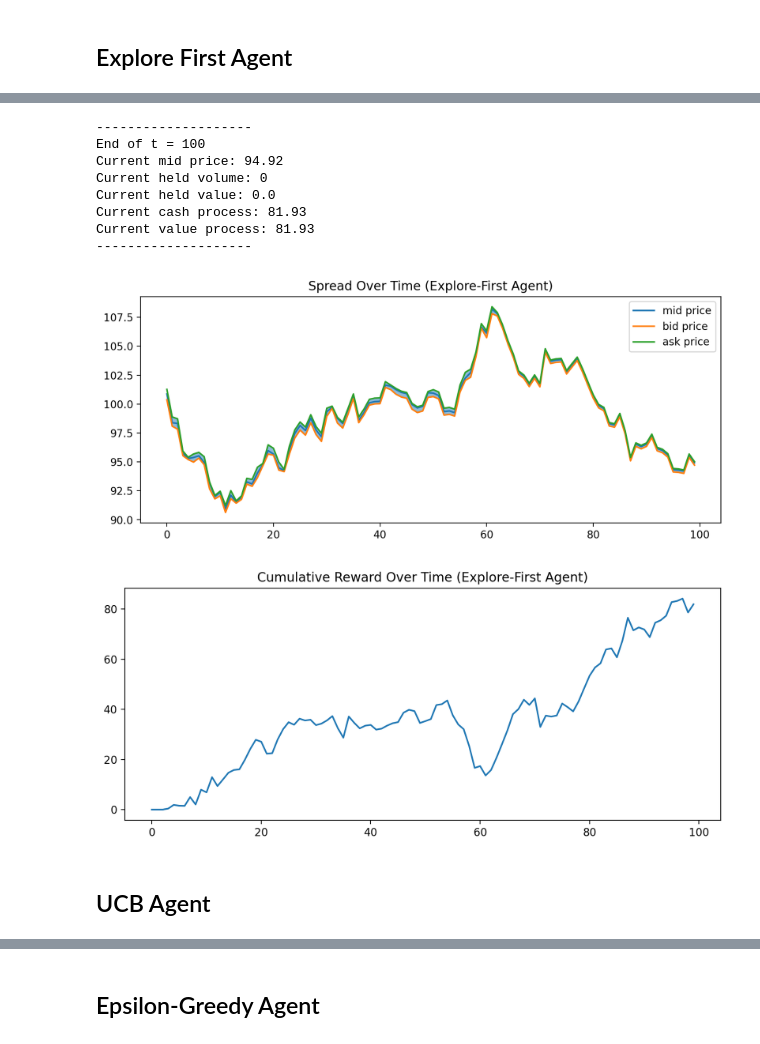
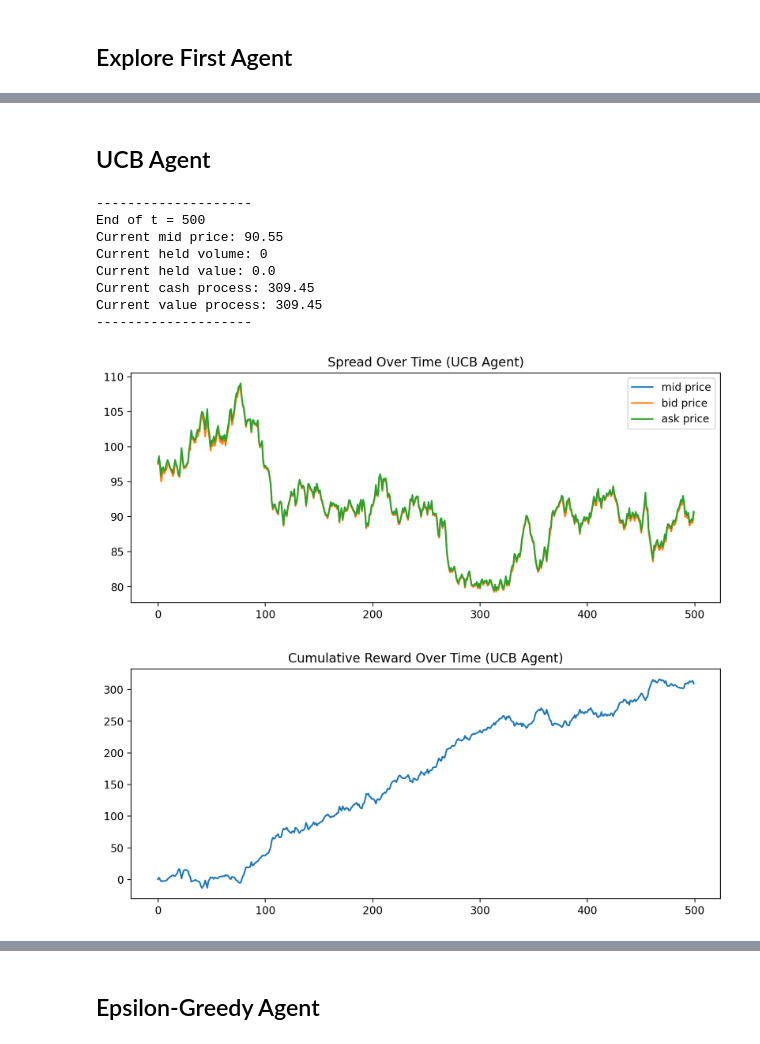
Before and after one commit to jaupimegi23/optimalMM, a Jupyter notebook: main.ipynb, the cells around one changed output, grey strips where cells are left out. Saved outputs shown, nothing was run; the diff lists cells and outputs as text; code cells hidden in the pictures.

```diff
--- a/main.ipynb
+++ b/main.ipynb
@@ -192,18 +68,2 @@ OSError: Cannot save file into a non-existent directory: 'output'
-# %%
-env.render()
-# %% [output]
---------------------
-End of t = 100
-Current mid price: 94.92
-Current held volume: 0
-Current held value: 0.0
-Current cash process: 81.93
-Current value process: 81.93
---------------------
-# %%
-plot_single_experiemnt('Explore-First Agent', mid_price, bid_price, ask_price, rewards)
-# %% [output]
-[figure, removed]
-[figure, removed]
 # %% [markdown]
 ## UCB Agent
@@ -232,3 +70,18 @@ while env.t < env.T:
+# %%
+env = SimpleEnv(debug=False, T=500, lambda_neg=15, lambda_pos=10, kappa=10, Q=4)
+agent_UCB = UCBAgent(num_actions_bid=5, num_actions_ask=5)
+rewards = single_experiment('UCB Agent', agent_UCB, env, show=True)
+# %% [output]
+--------------------
+End of t = 500
+Current mid price: 90.55
+Current held volume: 0
+Current held value: 0.0
+Current cash process: 309.45
+Current value process: 309.45
+--------------------
+[figure, added]
+[figure, added]
 # %%
 log_UCB = agent_UCB.get_log(show=False)
 log_UCB.to_csv('./output/agent_UCB_log.csv', index=False)
```
Also changed, not shown: parts of 36 cells of this notebook, 2 other files.
